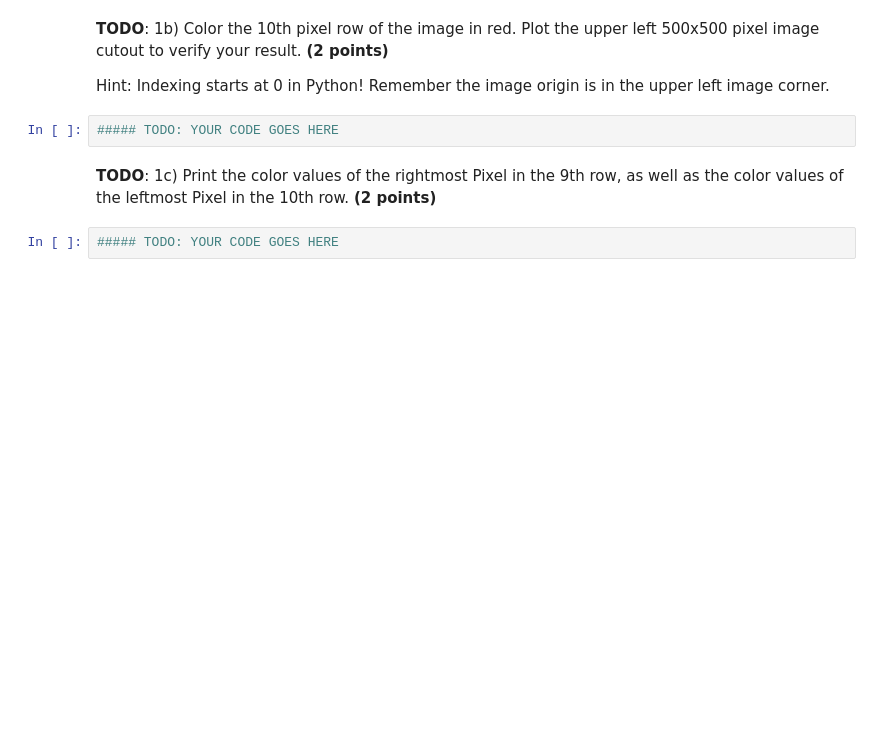
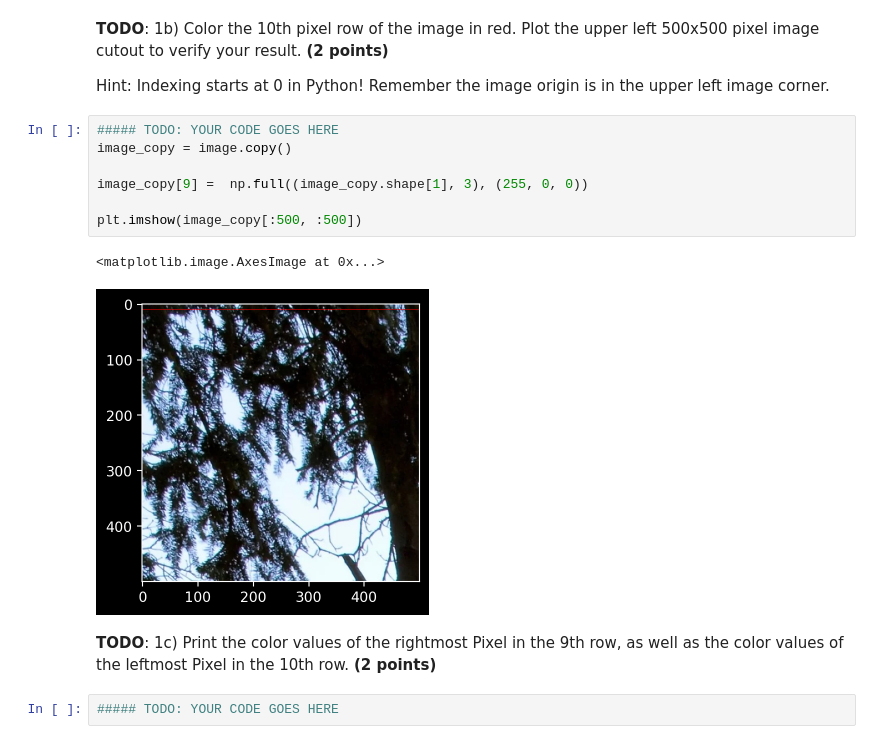
Before and after one commit to hai5rt/MMA-Mustererkennung, a Jupyter notebook: Project_OpenCV_Edges_starter.ipynb, the cells around one changed output. Drawn from its saved outputs; the diff is of its cells as text; blank space fills up the shorter version.

```diff
--- a/Project_OpenCV_Edges_starter.ipynb
+++ b/Project_OpenCV_Edges_starter.ipynb
@@ -32,6 +47,14 @@ Task 1: Basic Image Manipulation in OpenCV
 Hint: Indexing starts at 0 in Python! Remember the image origin is in the upper left image corner.
 # %%
 ##### TODO: YOUR CODE GOES HERE
+image_copy = image.copy()
+
+image_copy[9] =  np.full((image_copy.shape[1], 3), (255, 0, 0))
+
+plt.imshow(image_copy[:500, :500])
+# %% [output]
+<matplotlib.image.AxesImage at 0x...>
+[figure, added]
 # %% [markdown]
 **TODO**: 1c) Print the color values of the rightmost Pixel in the 9th row, as well as the color values of the leftmost Pixel in the 10th row. **(2 points)**
 # %%
```
Also changed, not shown: parts of 1 cell of this notebook.
